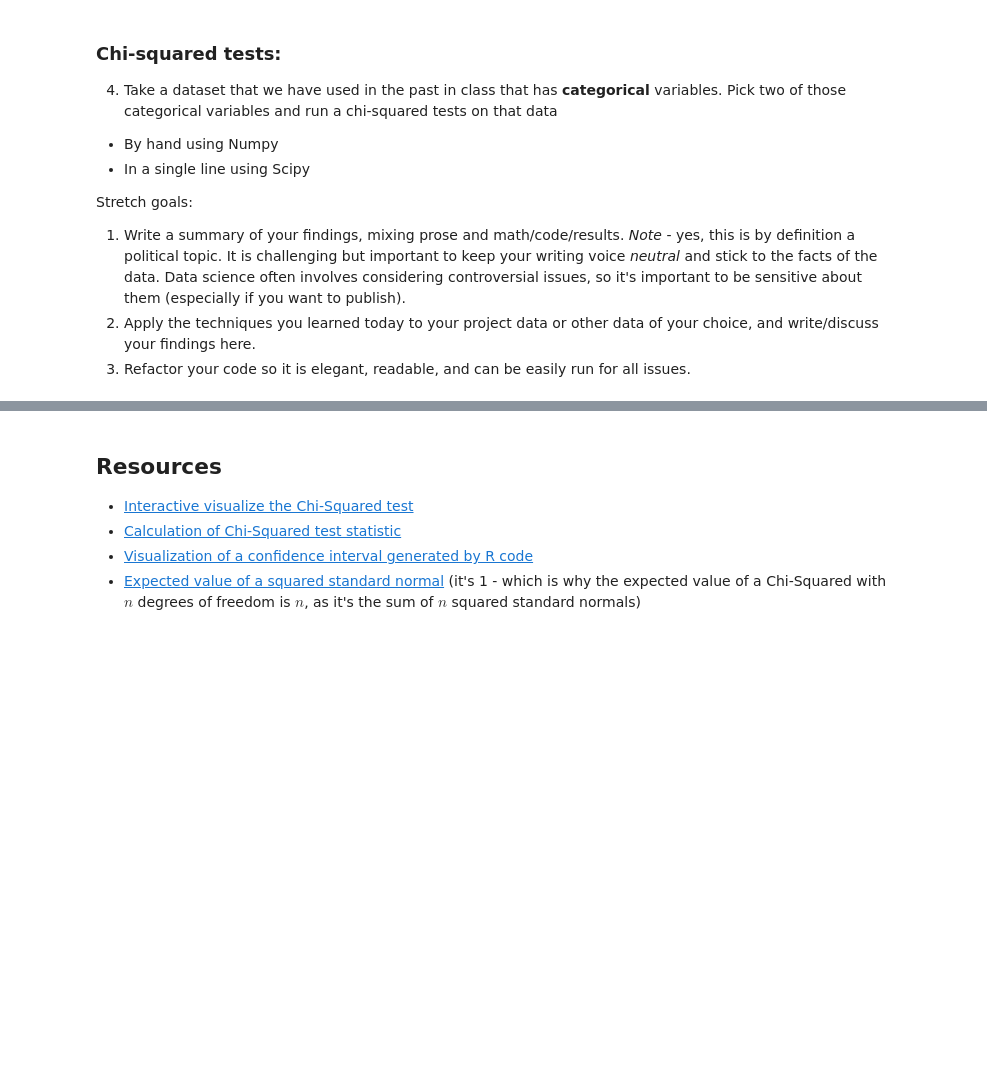
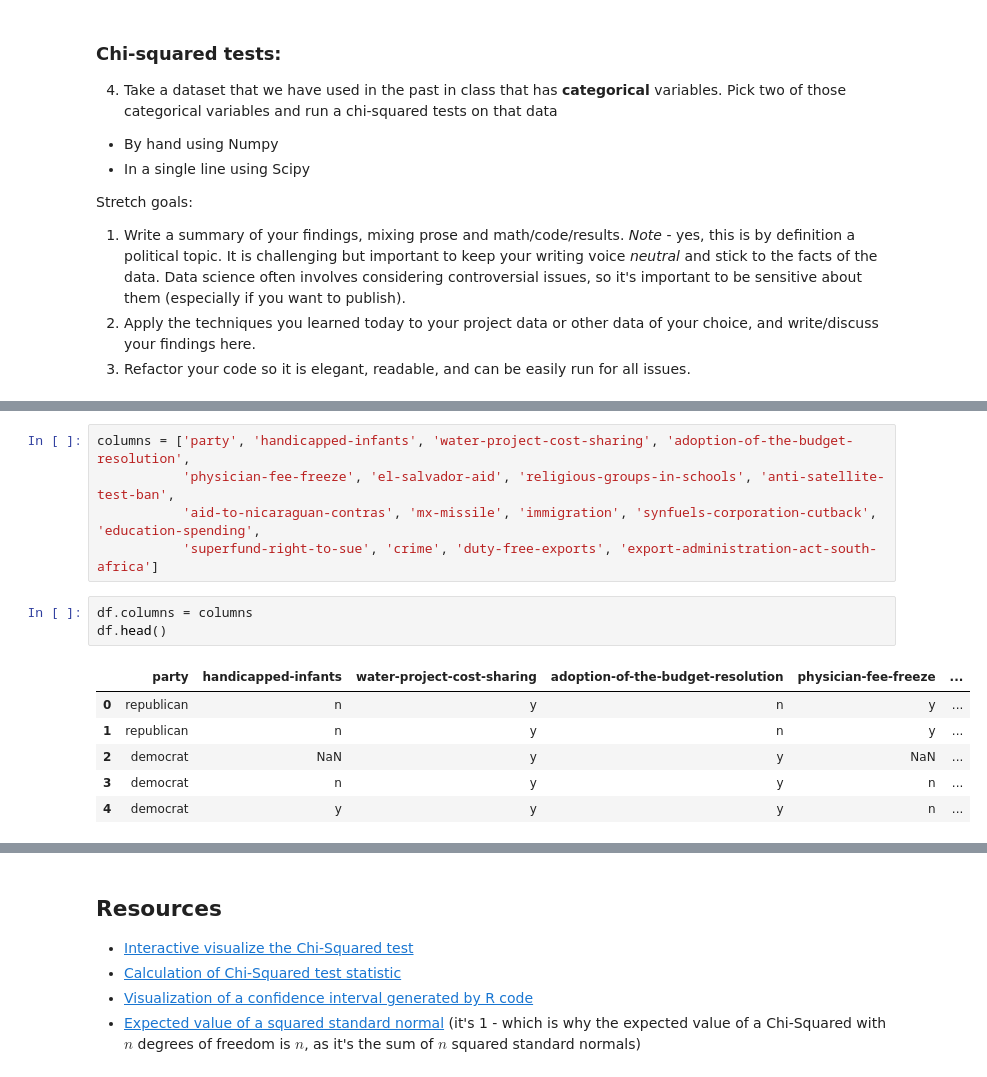
Before and after one commit to ngriggs/DS-Unit-1-Sprint-3-Statistical-Tests-and-Experiments, a Jupyter notebook: Copy_of_LS_DS6_132_Sampling_Confidence_Intervals_and_Hypothesis_Testing.ipynb, the cells around one changed output, grey strips where cells are left out. Drawn from its saved outputs; the diff is of its cells as text; blank space fills up the shorter version.

```diff
--- a/Copy_of_LS_DS6_132_Sampling_Confidence_Intervals_and_Hypothesis_Testing.ipynb
+++ b/Copy_of_LS_DS6_132_Sampling_Confidence_Intervals_and_Hypothesis_Testing.ipynb
@@ -550,0 +577,15 @@ Stretch goals:
+# %%
+columns = ['party', 'handicapped-infants', 'water-project-cost-sharing', 'adoption-of-the-budget-resolution',
+           'physician-fee-freeze', 'el-salvador-aid', 'religious-groups-in-schools', 'anti-satellite-test-ban',
+           'aid-to-nicaraguan-contras', 'mx-missile', 'immigration', 'synfuels-corporation-cutback', 'education-spending',
+           'superfund-right-to-sue', 'crime', 'duty-free-exports', 'export-administration-act-south-africa']
+# %%
+df.columns = columns
+df.head()
+# %% [output]
+|  | party | handicapped-infants | water-project-cost-sharing | adoption-of-the-budget-resolution | physician-fee-freeze | ... |
+| 0 | republican | n | y | n | y | ... |
+| 1 | republican | n | y | n | y | ... |
+| 2 | democrat | NaN | y | y | NaN | ... |
+| 3 | democrat | n | y | y | n | ... |
+| 4 | democrat | y | y | y | n | ... |
```
Also changed, not shown: parts of 12 cells of this notebook.
